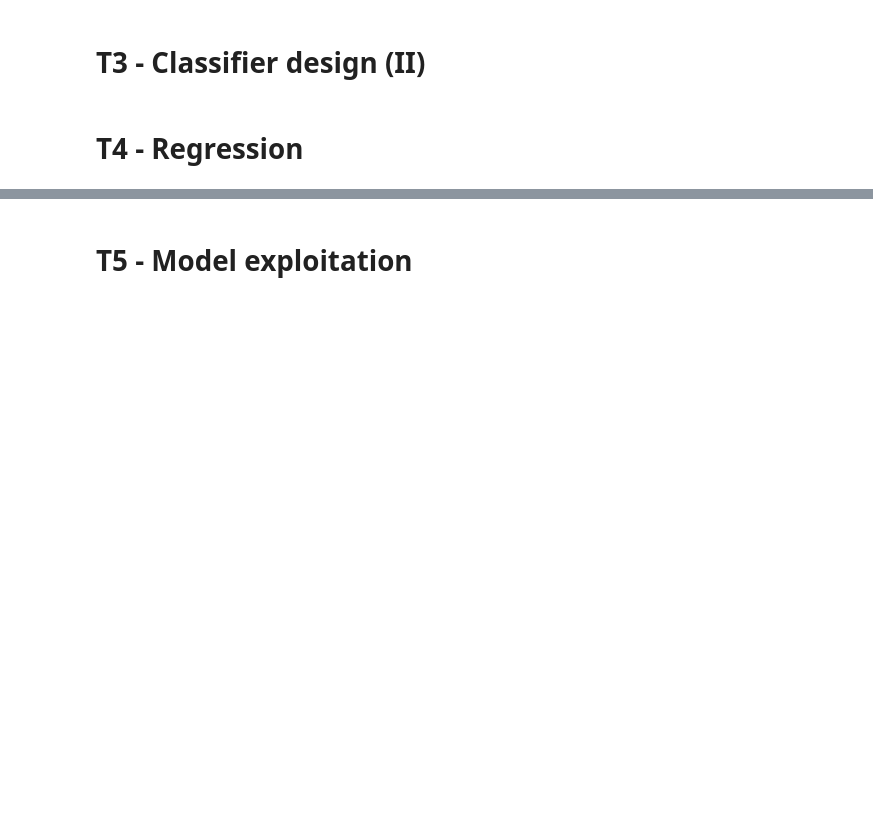
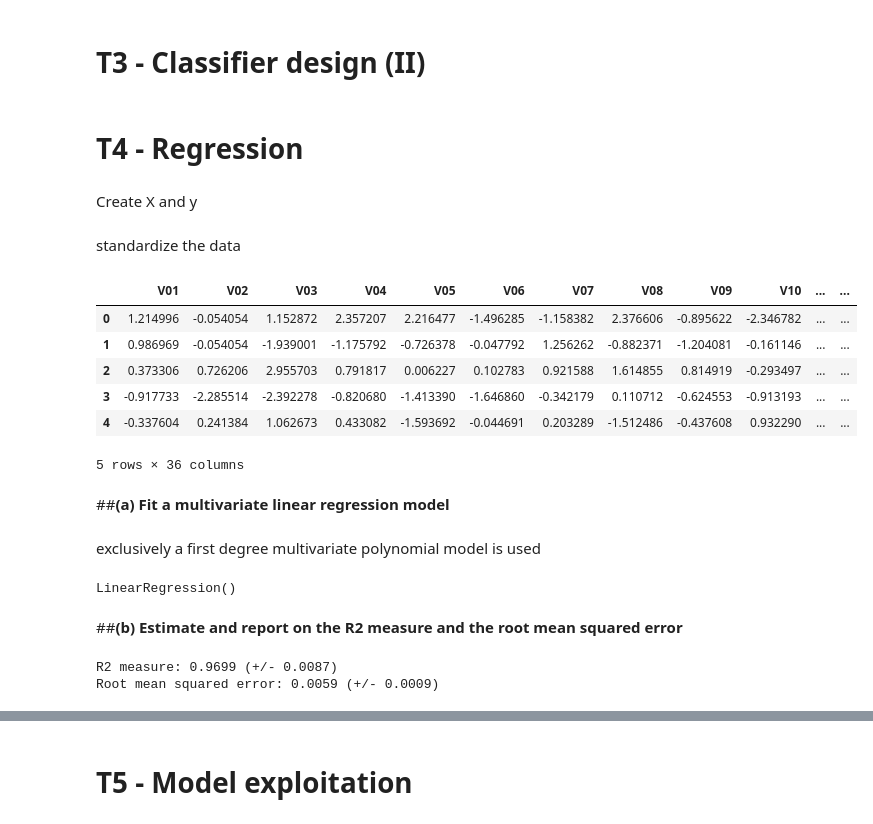
Before and after one commit to melihkurtaran/MachineLearning, a Jupyter notebook: Supervised_Learning_Assignment.ipynb, the cells around one changed output, grey strips where cells are left out. Cells and saved outputs as stored; diff of their text form; code cells hidden in the pictures; blank space fills up the shorter version.

```diff
--- a/Supervised_Learning_Assignment.ipynb
+++ b/Supervised_Learning_Assignment.ipynb
@@ -339,3 +341,59 @@ It is clearly seen that SVM performs much better than all of the other models
 # **T3 - Classifier design (II)**
 # %% [markdown]
 # **T4 - Regression**
+# %% [markdown]
+Create X and y
+# %%
+X = ds_09.drop(columns=['class', 'target'])
+y = ds_09['target']
+# %% [markdown]
+standardize the data
+# %%
+# define mu-sigma standardizer scaler
+ss = StandardScaler()
+
+# transform data
+X = pd.DataFrame(ss.fit_transform(X),columns = X.columns)
+X.head()
+# %% [output]
+|  | V01 | V02 | V03 | V04 | V05 | V06 | V07 | V08 | V09 | V10 | ... | ... |
+| 0 | 1.214996 | -0.054054 | 1.152872 | 2.357207 | 2.216477 | -1.496285 | -1.158382 | 2.376606 | -0.895622 | -2.346782 | ... | ... |
+| 1 | 0.986969 | -0.054054 | -1.939001 | -1.175792 | -0.726378 | -0.047792 | 1.256262 | -0.882371 | -1.204081 | -0.161146 | ... | ... |
+| 2 | 0.373306 | 0.726206 | 2.955703 | 0.791817 | 0.006227 | 0.102783 | 0.921588 | 1.614855 | 0.814919 | -0.293497 | ... | ... |
+| 3 | -0.917733 | -2.285514 | -2.392278 | -0.820680 | -1.413390 | -1.646860 | -0.342179 | 0.110712 | -0.624553 | -0.913193 | ... | ... |
+| 4 | -0.337604 | 0.241384 | 1.062673 | 0.433082 | -1.593692 | -0.044691 | 0.203289 | -1.512486 | -0.437608 | 0.932290 | ... | ... |
+5 rows × 36 columns
+# %% [markdown]
+##**(a) Fit a multivariate linear regression model**
+# %% [markdown]
+exclusively a first degree multivariate polynomial model is used
+# %%
+# Transform the features to include polynomial terms
+poly = PolynomialFeatures(degree=1)
+X_poly = poly.fit_transform(X)
+
+# create the model
+model_r = LinearRegression()
+# fit
+model_r.fit(X_poly, y)
+# %% [output]
+LinearRegression()
+# %% [markdown]
+##**(b) Estimate and report on the R2 measure and the root mean squared error**
+# %%
+# creating the cross-validation using 3-repetition, 5-fold
+cv = RepeatedKFold(n_splits=5, n_repeats=3, random_state=3964)
+
+# Evaluate the model using R2 measure
+R2 = cross_val_score(model_r, X_poly, y, scoring='r2', cv=cv, n_jobs=-1)
+
+# Evaluate the model using root mean squared error
+RMSE = cross_val_score(model_r, X_poly, y, scoring='neg_root_mean_squared_error', cv=cv, n_jobs=-1)
+RMSE = abs(RMSE)
+
+# Print the mean and standard deviation of the scores
+print(f'R2 measure: {np.mean(R2):.4f} (+/- {np.std(R2) * 2:.4f})')
+print(f'Root mean squared error: {np.mean(RMSE):.4f} (+/- {np.std(RMSE) * 2:.4f})')
+# %% [output]
+R2 measure: 0.9699 (+/- 0.0087)
+Root mean squared error: 0.0059 (+/- 0.0009)
```
Also changed, not shown: parts of 9 cells of this notebook.
